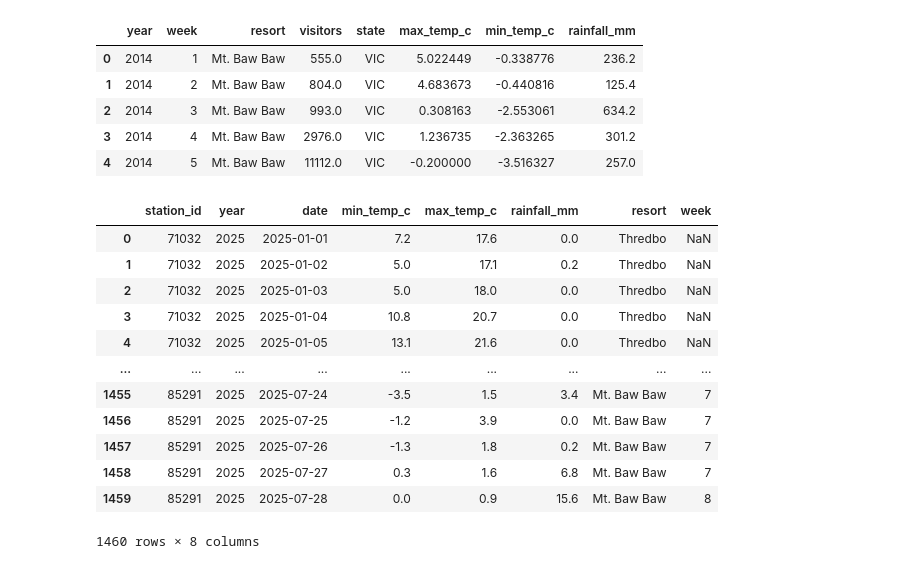
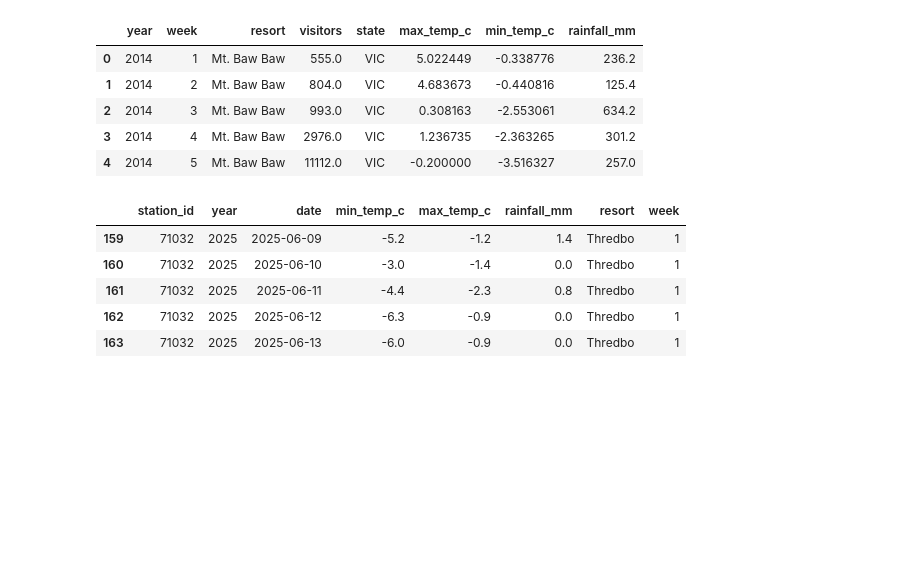
Before and after one commit to bsri0004/R2B2, a Jupyter notebook: src/data_parsing.ipynb, the cells around one changed output. Cells and saved outputs as stored; diff of their text form; code cells hidden in the pictures; blank space fills up the shorter version.

Commit message:
data: Uploaded fixed data

```diff
--- a/src/data_parsing.ipynb
+++ b/src/data_parsing.ipynb
@@ -315,21 +360,13 @@ intervals = pd.IntervalIndex.from_arrays(ski_season_2025["week_start"], ski_seas
 # Match each climate row to its week number
 climate_data_2025["week"] = pd.cut(climate_data_2025.date, bins=intervals)
 climate_data_2025["week"] = climate_data_2025["week"].cat.rename_categories(ski_season_2025.week.to_numpy())
-# %%
-climate_data_2025
-# %% [output]
-|  | station_id | year | date | min_temp_c | max_temp_c | rainfall_mm | resort | week |
-| 0 | 71032 | 2025 | 2025-01-01 | 7.2 | 17.6 | 0.0 | Thredbo | NaN |
-| 1 | 71032 | 2025 | 2025-01-02 | 5.0 | 17.1 | 0.2 | Thredbo | NaN |
-| 2 | 71032 | 2025 | 2025-01-03 | 5.0 | 18.0 | 0.0 | Thredbo | NaN |
-| 3 | 71032 | 2025 | 2025-01-04 | 10.8 | 20.7 | 0.0 | Thredbo | NaN |
-| 4 | 71032 | 2025 | 2025-01-05 | 13.1 | 21.6 | 0.0 | Thredbo | NaN |
-| ... | ... | ... | ... | ... | ... | ... | ... | ... |
-| 1455 | 85291 | 2025 | 2025-07-24 | -3.5 | 1.5 | 3.4 | Mt. Baw Baw | 7 |
-| 1456 | 85291 | 2025 | 2025-07-25 | -1.2 | 3.9 | 0.0 | Mt. Baw Baw | 7 |
-| 1457 | 85291 | 2025 | 2025-07-26 | -1.3 | 1.8 | 0.2 | Mt. Baw Baw | 7 |
-| 1458 | 85291 | 2025 | 2025-07-27 | 0.3 | 1.6 | 6.8 | Mt. Baw Baw | 7 |
-| 1459 | 85291 | 2025 | 2025-07-28 | 0.0 | 0.9 | 15.6 | Mt. Baw Baw | 8 |
-1460 rows × 8 columns
 # %%
-climate_data_2025
+climate_data_winter_2025 = climate_data_2025.loc[~climate_data_2025.week.isna()]
+climate_data_winter_2025.head()
+# %% [output]
+|  | station_id | year | date | min_temp_c | max_temp_c | rainfall_mm | resort | week |
+| 159 | 71032 | 2025 | 2025-06-09 | -5.2 | -1.2 | 1.4 | Thredbo | 1 |
+| 160 | 71032 | 2025 | 2025-06-10 | -3.0 | -1.4 | 0.0 | Thredbo | 1 |
+| 161 | 71032 | 2025 | 2025-06-11 | -4.4 | -2.3 | 0.8 | Thredbo | 1 |
+| 162 | 71032 | 2025 | 2025-06-12 | -6.3 | -0.9 | 0.0 | Thredbo | 1 |
+| 163 | 71032 | 2025 | 2025-06-13 | -6.0 | -0.9 | 0.0 | Thredbo | 1 |
```
Also changed, not shown: parts of 8 cells of this notebook, 3 other files.
